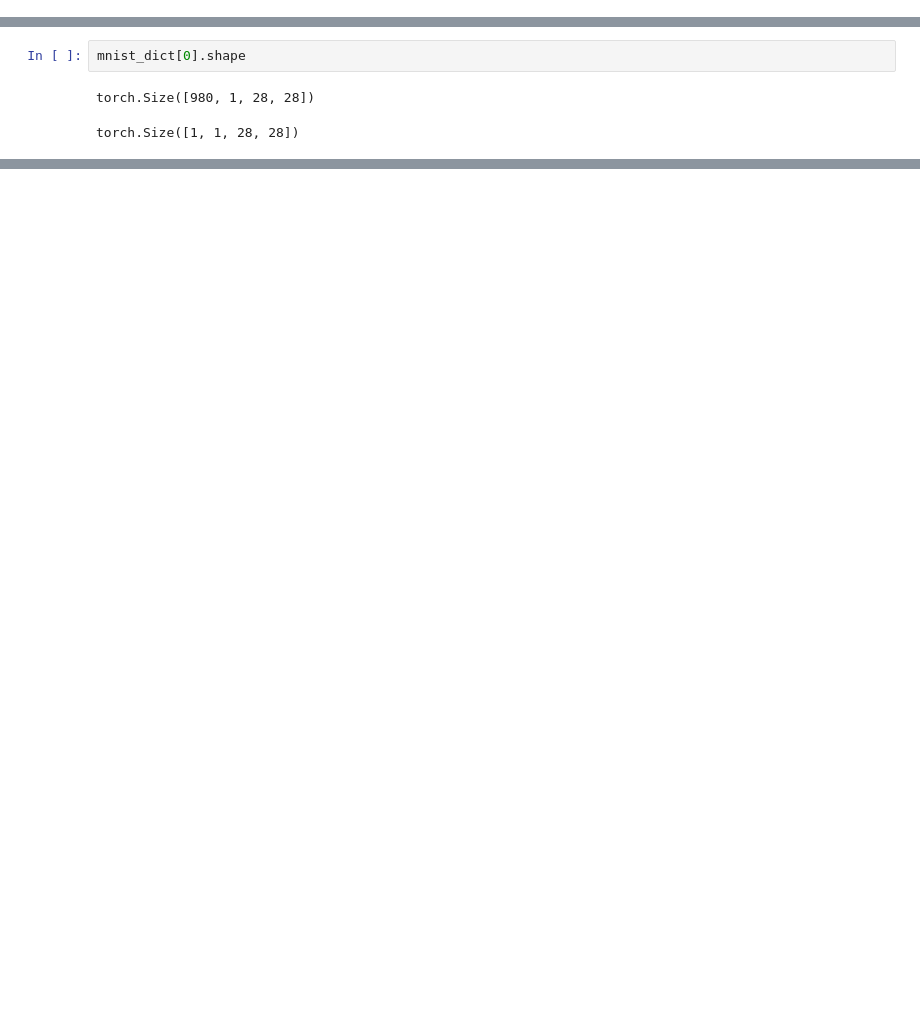
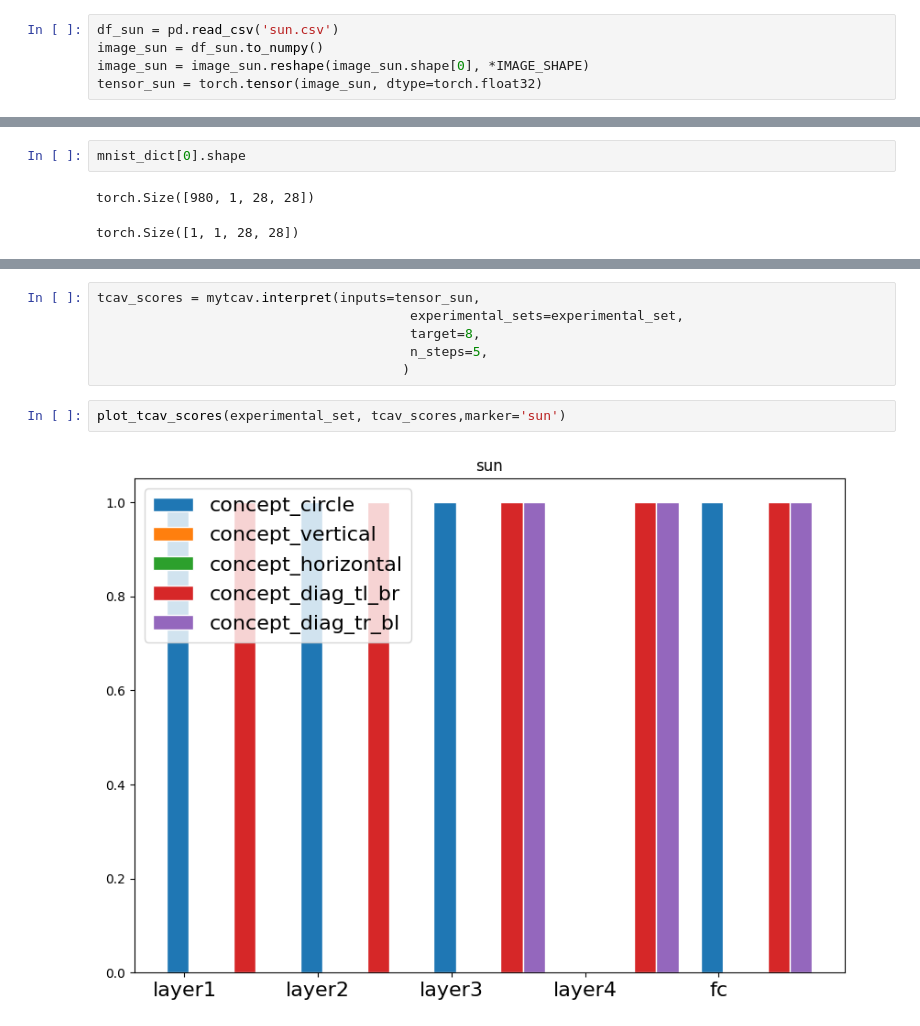
Before and after one commit to LbzSteven/EEC289_TCAV, a Jupyter notebook: TCAV_minst.ipynb, the cells around one changed output, grey strips where cells are left out. Drawn from its saved outputs; the diff is of its cells as text; blank space fills up the shorter version.

```diff
--- a/TCAV_minst.ipynb
+++ b/TCAV_minst.ipynb
@@ -342,6 +342,11 @@ plt.imshow(datasets[1][0][0], cmap='gray', vmin=0, vmax=255)
 # %% [output]
 <matplotlib.image.AxesImage at 0x...>
 [figure]
+# %%
+df_sun = pd.read_csv('sun.csv')
+image_sun = df_sun.to_numpy()
+image_sun = image_sun.reshape(image_sun.shape[0], *IMAGE_SHAPE)
+tensor_sun = torch.tensor(image_sun, dtype=torch.float32)
 # %%
 plt.imshow(datasets[4][0][0], cmap='gray', vmin=0, vmax=255)
 # %% [output]
@@ -713,0 +725,10 @@ AttributeError: 'int' object has no attribute 'dtype'
+# %%
+tcav_scores = mytcav.interpret(inputs=tensor_sun,
+                                        experimental_sets=experimental_set,
+                                        target=8,
+                                        n_steps=5,
+                                       )
+# %%
+plot_tcav_scores(experimental_set, tcav_scores,marker='sun')
+# %% [output]
+[figure, added]
```
Also changed, not shown: parts of 8 cells of this notebook, 18 other files.
